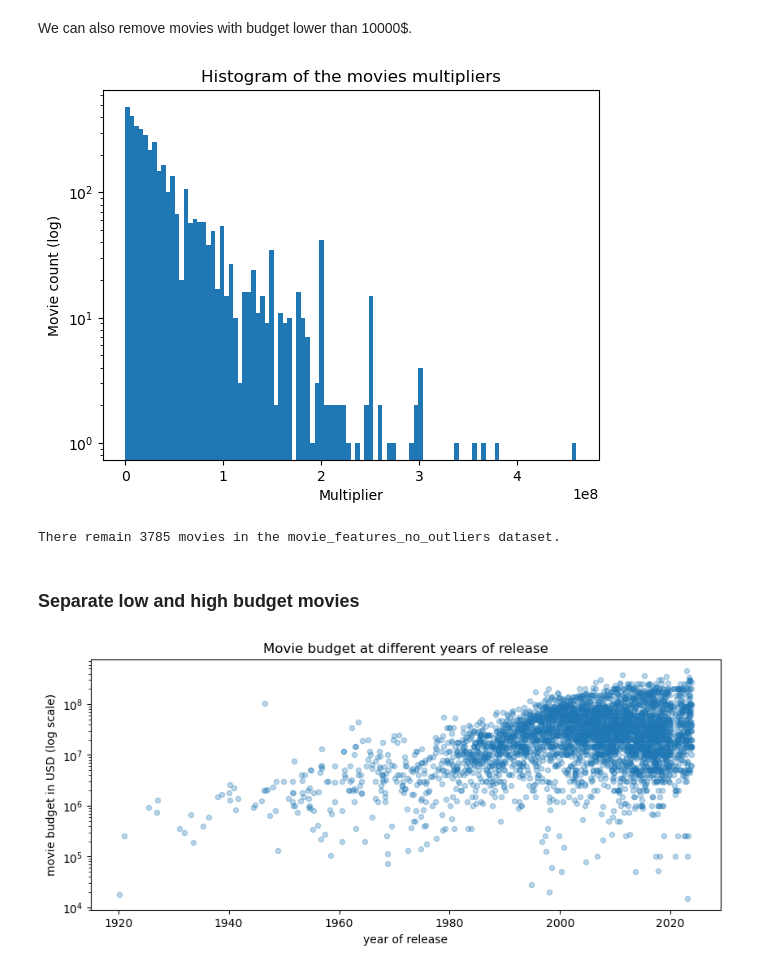
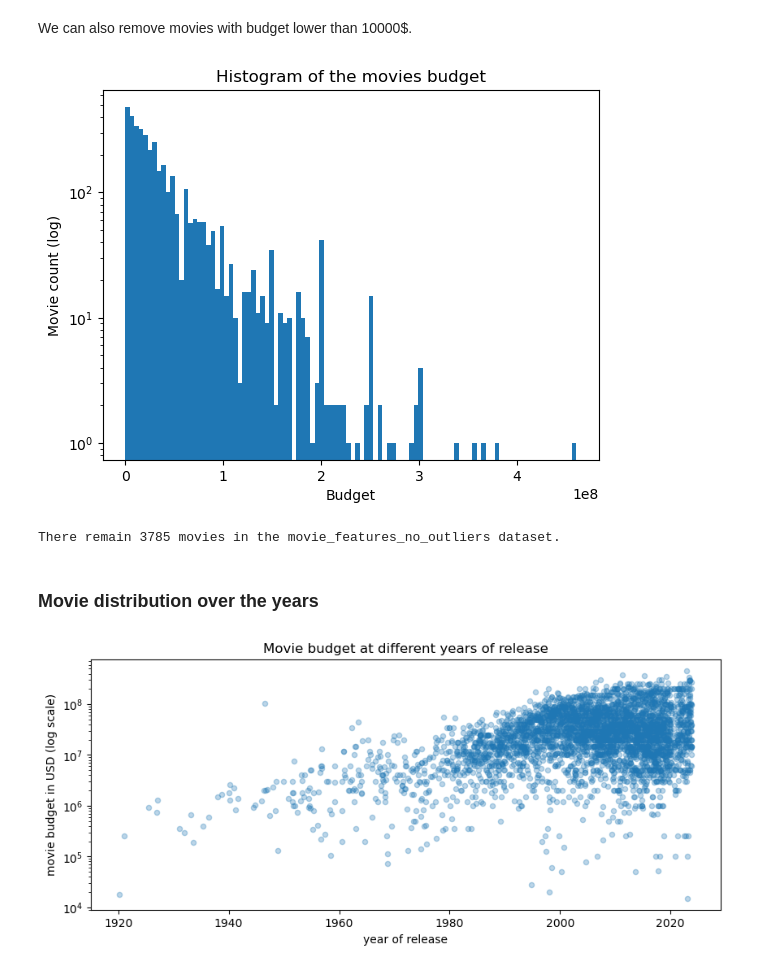
Before and after one commit to epfl-ada/ada-2023-project-thesuricates, a Jupyter notebook: milestone3.ipynb, the cells around one changed output. Cells and saved outputs as stored; diff of their text form; code cells hidden in the pictures.

```diff
--- a/milestone3.ipynb
+++ b/milestone3.ipynb
@@ -192,21 +195,21 @@ We can also remove movies with budget lower than 10000$.
 # %%
 movie_features_no_outliers = movie_features_no_outliers[movie_features_no_outliers['budget'] > 10000]
 
-# Plot the multipliers distributions
+# Plot the budget distributions
 plt.hist(movie_features_no_outliers.budget, bins=100)
-plt.title('Histogram of the movies multipliers')
-plt.xlabel('Multiplier')
+plt.title('Histogram of the movies budget')
+plt.xlabel('Budget')
 plt.ylabel('Movie count (log)')
 plt.yscale('log')
 plt.show()
 # %% [output]
-[figure, old version]
+[figure, new version]
 # %%
 print('There remain {} movies in the movie_features_no_outliers dataset.'.format(len(movie_features_no_outliers)))
 # %% [output]
 There remain 3785 movies in the movie_features_no_outliers dataset.
-# %% [markdown]
-### Separate low and high budget movies
+# %% [markdown]
+### Movie distribution over the years
 # %%
 # Convert the movies date of release to datetime
 movie_features_no_outliers['release_date'] = movie_features_no_outliers['release_date'].apply(convert_to_datetime)
```
Also changed, not shown: parts of 11 cells of this notebook, 1 other file.
